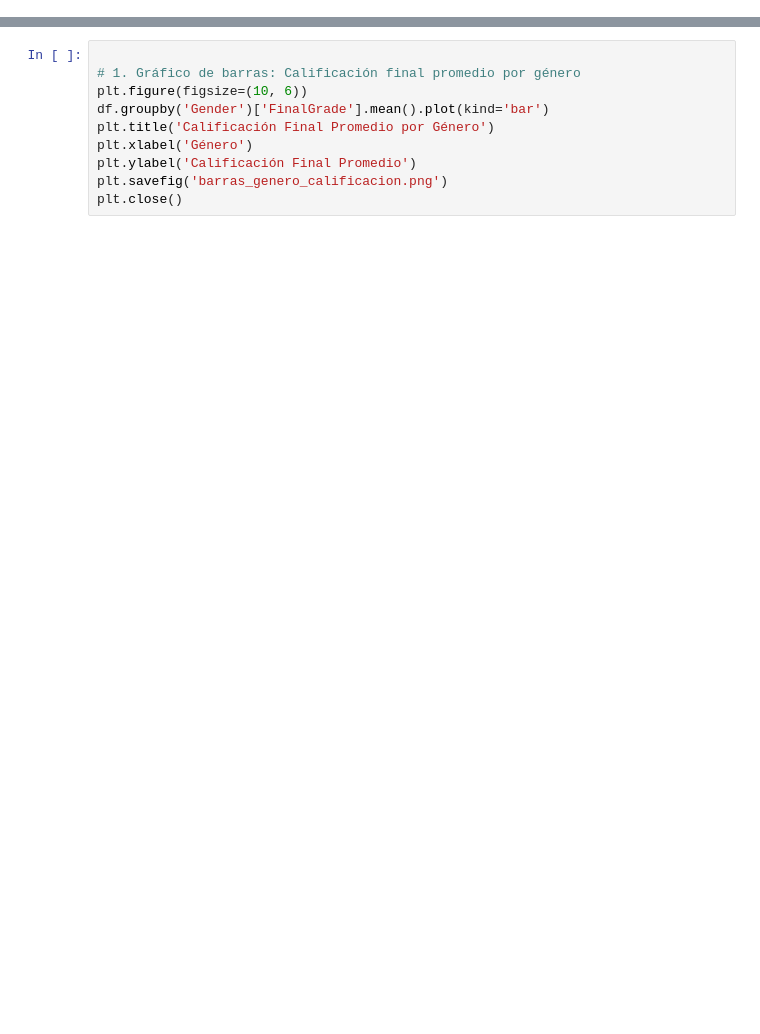
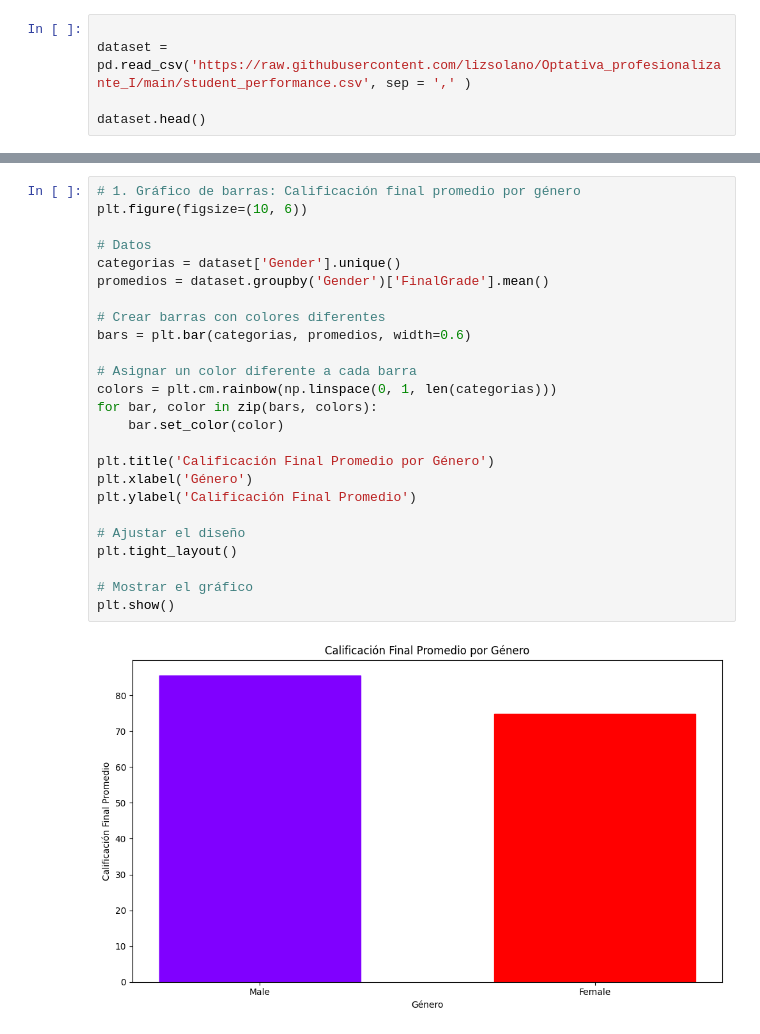
Before and after one commit to lizsolano/Optativa_profesionalizante_I, a Jupyter notebook: Analisis_BD.ipynb, the cells around one changed output, grey strips where cells are left out. Saved outputs shown, nothing was run; the diff lists cells and outputs as text; blank space fills up the shorter version.

```diff
--- a/Analisis_BD.ipynb
+++ b/Analisis_BD.ipynb
@@ -59,0 +71,5 @@ SyntaxError: incomplete input (<ipython-input-17-30540682e95c>, line 20)
+# %%
+
+dataset = pd.read_csv('https://raw.githubusercontent.com/lizsolano/Optativa_profesionalizante_I/main/student_performance.csv', sep = ',' )
+
+dataset.head()
@@ -60,10 +97,27 @@ SyntaxError: incomplete input (<ipython-input-17-30540682e95c>, line 20)
 # %%
-
 # 1. Gráfico de barras: Calificación final promedio por género
 plt.figure(figsize=(10, 6))
-df.groupby('Gender')['FinalGrade'].mean().plot(kind='bar')
+
+# Datos
+categorias = dataset['Gender'].unique()
+promedios = dataset.groupby('Gender')['FinalGrade'].mean()
+
+# Crear barras con colores diferentes
+bars = plt.bar(categorias, promedios, width=0.6)
+
+# Asignar un color diferente a cada barra
+colors = plt.cm.rainbow(np.linspace(0, 1, len(categorias)))
+for bar, color in zip(bars, colors):
+    bar.set_color(color)
+
 plt.title('Calificación Final Promedio por Género')
 plt.xlabel('Género')
 plt.ylabel('Calificación Final Promedio')
-plt.savefig('barras_genero_calificacion.png')
-plt.close()
+
+# Ajustar el diseño
+plt.tight_layout()
+
+# Mostrar el gráfico
+plt.show()
+# %% [output]
+[figure, added]
```
Also changed, not shown: parts of 17 cells of this notebook.
